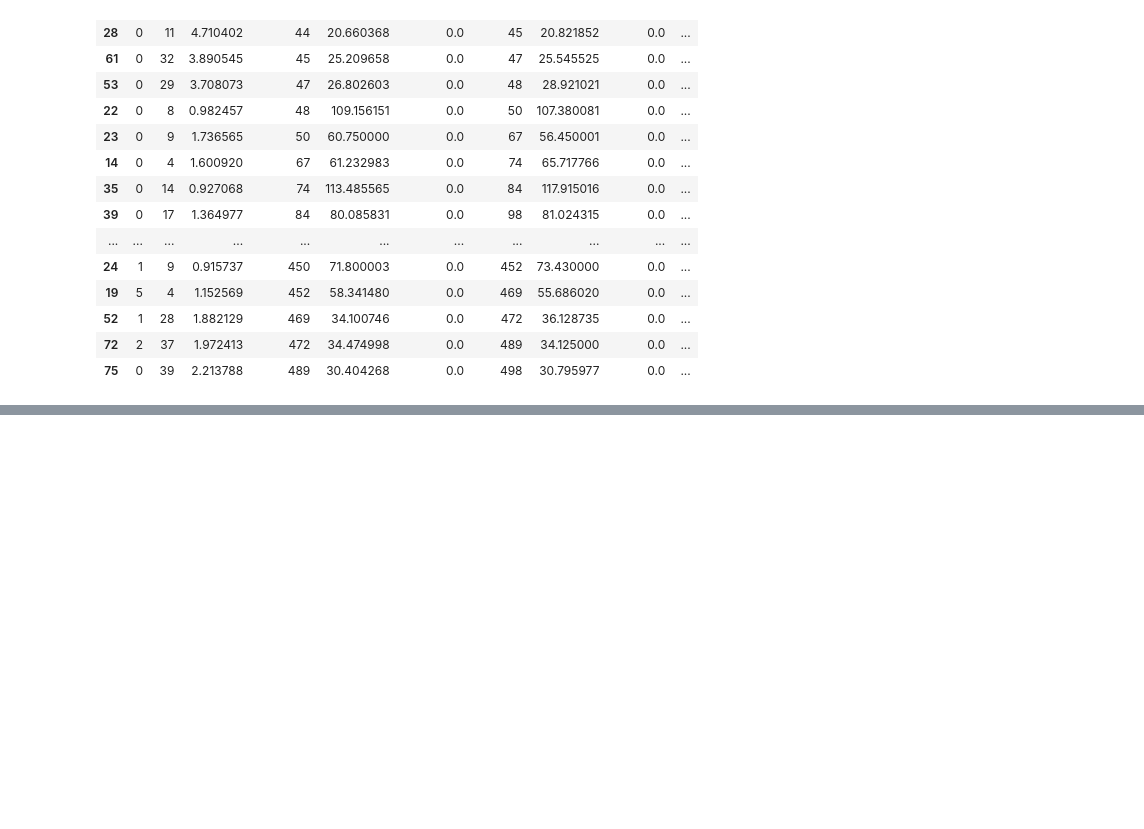
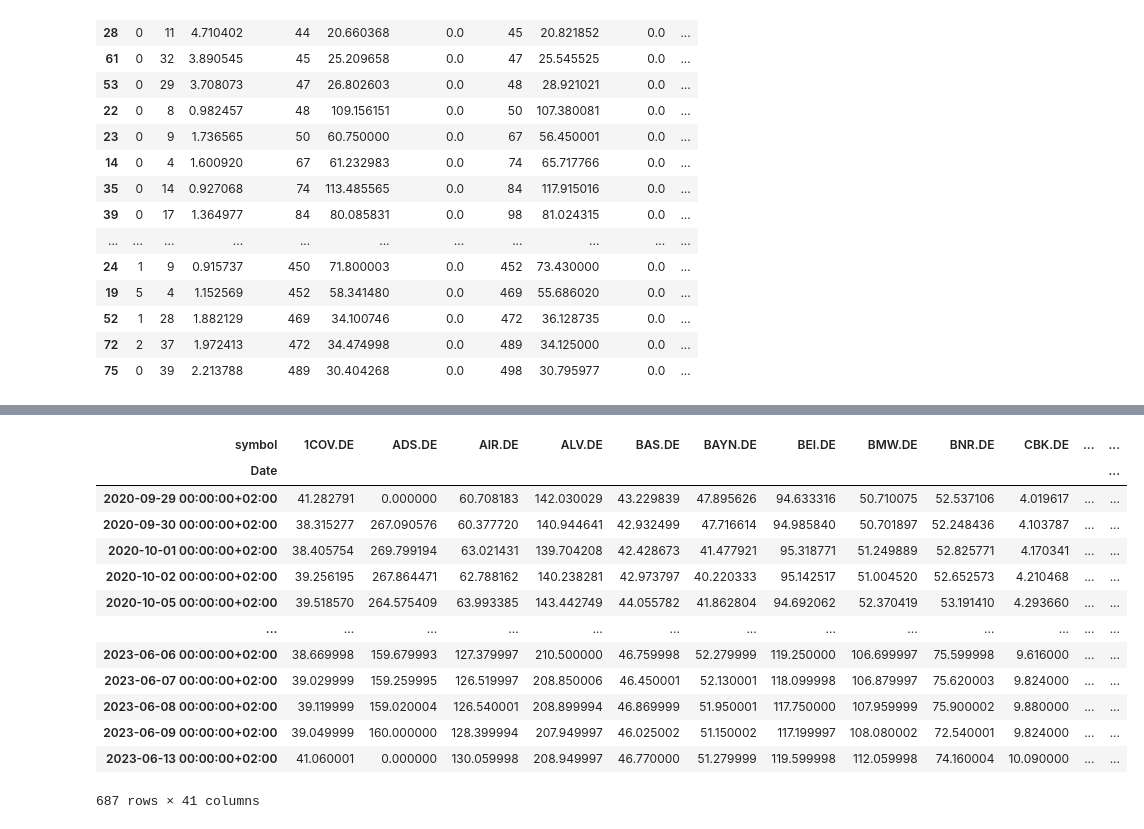
Before and after one commit to psemdel/py-trading-bot, a Jupyter notebook: py-trading-bot/jupyter_scripts/live.ipynb, the cells around one changed output, grey strips where cells are left out. Saved outputs shown, nothing was run; the diff lists cells and outputs as text; code cells hidden in the pictures; blank space fills up the shorter version.

```diff
--- a/py-trading-bot/jupyter_scripts/live.ipynb
+++ b/py-trading-bot/jupyter_scripts/live.ipynb
@@ -332,0 +373,17 @@ number of days retrieved: 756
+# %%
+st.close
+# %% [output]
+| symbol | 1COV.DE | ADS.DE | AIR.DE | ALV.DE | BAS.DE | BAYN.DE | BEI.DE | BMW.DE | BNR.DE | CBK.DE | ... | ... |
+| Date |  |  |  |  |  |  |  |  |  |  |  | ... |
+| 2020-09-29 00:00:00+02:00 | 41.282791 | 0.000000 | 60.708183 | 142.030029 | 43.229839 | 47.895626 | 94.633316 | 50.710075 | 52.537106 | 4.019617 | ... | ... |
+| 2020-09-30 00:00:00+02:00 | 38.315277 | 267.090576 | 60.377720 | 140.944641 | 42.932499 | 47.716614 | 94.985840 | 50.701897 | 52.248436 | 4.103787 | ... | ... |
+| 2020-10-01 00:00:00+02:00 | 38.405754 | 269.799194 | 63.021431 | 139.704208 | 42.428673 | 41.477921 | 95.318771 | 51.249889 | 52.825771 | 4.170341 | ... | ... |
+| 2020-10-02 00:00:00+02:00 | 39.256195 | 267.864471 | 62.788162 | 140.238281 | 42.973797 | 40.220333 | 95.142517 | 51.004520 | 52.652573 | 4.210468 | ... | ... |
+| 2020-10-05 00:00:00+02:00 | 39.518570 | 264.575409 | 63.993385 | 143.442749 | 44.055782 | 41.862804 | 94.692062 | 52.370419 | 53.191410 | 4.293660 | ... | ... |
+| ... | ... | ... | ... | ... | ... | ... | ... | ... | ... | ... | ... | ... |
+| 2023-06-06 00:00:00+02:00 | 38.669998 | 159.679993 | 127.379997 | 210.500000 | 46.759998 | 52.279999 | 119.250000 | 106.699997 | 75.599998 | 9.616000 | ... | ... |
+| 2023-06-07 00:00:00+02:00 | 39.029999 | 159.259995 | 126.519997 | 208.850006 | 46.450001 | 52.130001 | 118.099998 | 106.879997 | 75.620003 | 9.824000 | ... | ... |
+| 2023-06-08 00:00:00+02:00 | 39.119999 | 159.020004 | 126.540001 | 208.899994 | 46.869999 | 51.950001 | 117.750000 | 107.959999 | 75.900002 | 9.880000 | ... | ... |
+| 2023-06-09 00:00:00+02:00 | 39.049999 | 160.000000 | 128.399994 | 207.949997 | 46.025002 | 51.150002 | 117.199997 | 108.080002 | 72.540001 | 9.824000 | ... | ... |
+| 2023-06-13 00:00:00+02:00 | 41.060001 | 0.000000 | 130.059998 | 208.949997 | 46.770000 | 51.279999 | 119.599998 | 112.059998 | 74.160004 | 10.090000 | ... | ... |
+687 rows × 41 columns
```
Also changed, not shown: parts of 9 cells of this notebook, 25 other files.
